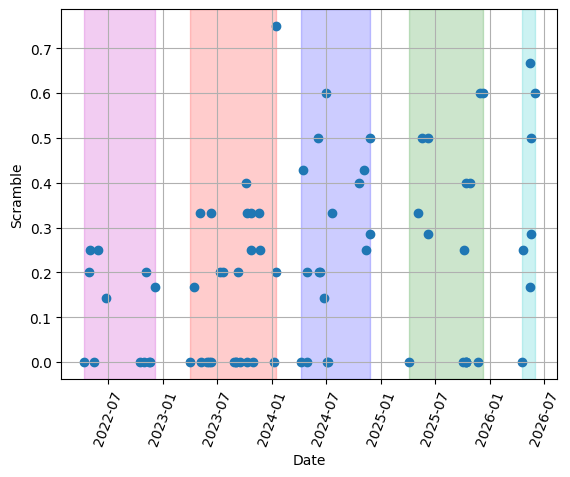
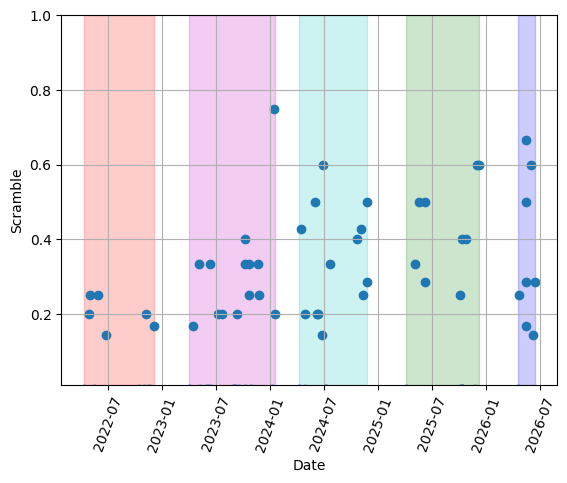
Unified diff of the notebook cell whose output changed from the first chart to the second:
--- before
+++ after
@@ -4,4 +4,5 @@
 plt.ylabel("Scramble")
 plt.grid(True)
+ax.set_ylim(0.01, 1)
 for i, (division) in enumerate(divisions):
     localDict = dateDictionary[division]

Commit: check in